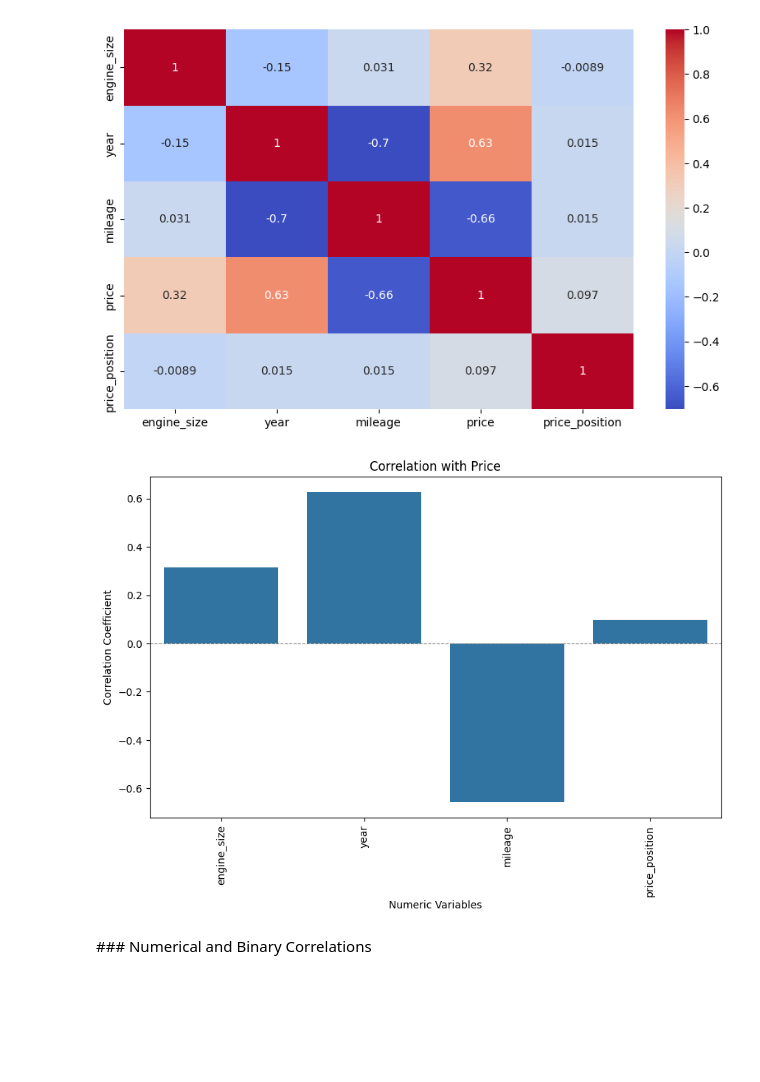
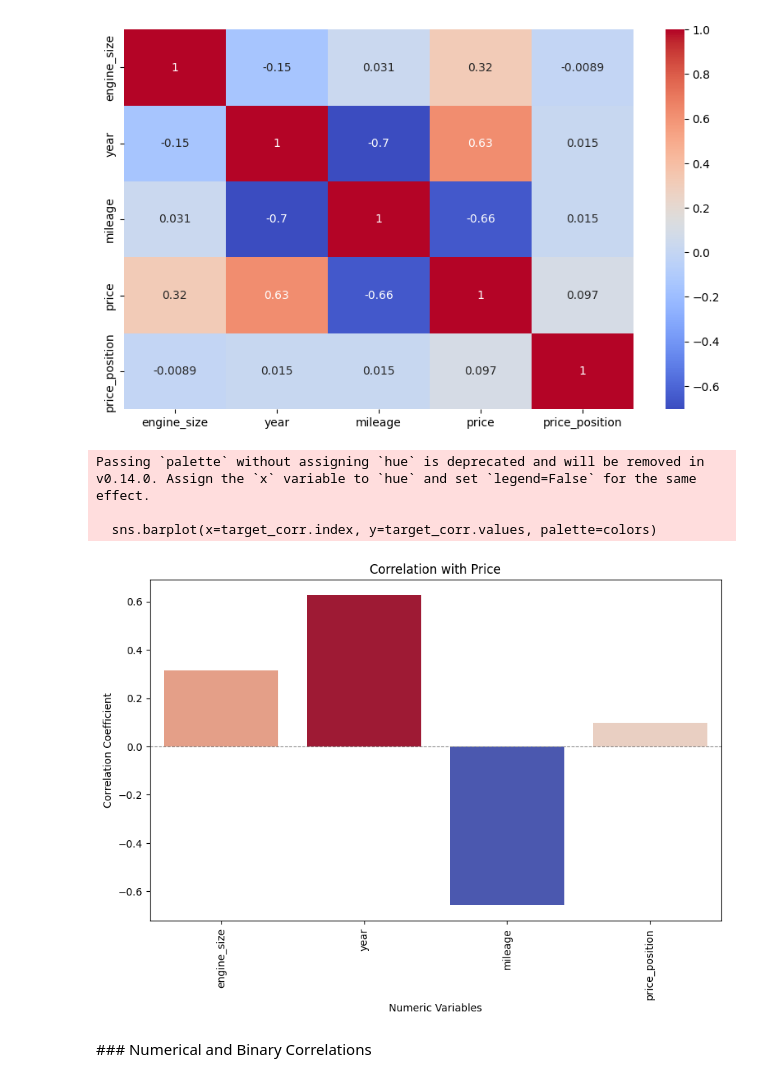
Before and after one commit to wesraynbirdtilbury/wrt_at, a Jupyter notebook: vehicle_price_prediction/vehicle_price_prediction/src/eda/eda.ipynb, the cells around one changed output. Saved outputs shown, nothing was run; the diff lists cells and outputs as text; code cells hidden in the pictures; blank space fills up the shorter version.

```diff
--- a/vehicle_price_prediction/vehicle_price_prediction/src/eda/eda.ipynb
+++ b/vehicle_price_prediction/vehicle_price_prediction/src/eda/eda.ipynb
@@ -306,3 +219,0 @@ for idx in missing_value_indexes:
-# %%
-# to retain as much data as possible, replace NaNs in `colour` with 'Unknown'
-df_raw.loc[(df_raw["colour"].isna()), "colour"] = "Unknown"
@@ -311,3 +219,0 @@ df_raw.loc[(df_raw["colour"].isna()), "colour"] = "Unknown"
-# %%
-# to retain as much data as possible, replace NaNs in `derivative` with 'Unknown'
-df_raw.loc[(df_raw["derivative"].isna()), "derivative"] = "Unknown"
@@ -450,6 +241,6 @@ Number of duplicate rows: 6
 # %%
-df = df_raw.drop_duplicates(keep="first")
-df.shape
+df_temp = df_raw.drop_duplicates(keep="first")
+df_temp.shape
 # %% [output]
 (9750, 24)
 # %% [markdown]
@@ -490,7 +296,9 @@ price
 ### Numerical Correlations
 # %%
 # data correlations
-df_numeric = df[numeric_columns]
+df_numeric = df_temp[numeric_columns]
+# although there is missingness, the `corr` function using the pairwise complete observations method
+# correlation calculated for each pair of columns using rows where both columns have valid (non-NaN) data.
 correlation_matrix = df_numeric.corr()
 
 # heatmap of correlation index
@@ -502,18 +310,30 @@ plt.show()
 # %%
 # get correlations with the target variable (price)
 target_corr = correlation_matrix["price"].drop("price")
 
+# normalize the correlation values to range between 0 and 1 for coloring
+norm = plt.Normalize(target_corr.min(), target_corr.max())
+
+# create a colourmap from 'coolwarm' (to match the above)
+cmap = plt.cm.get_cmap("coolwarm")
+
+# generate colours based on the correlation values
+colors = cmap(norm(target_corr.values))
+
 # correlations with target variable (price)
 plt.figure(figsize=(10, 6))
-sns.barplot(x=target_corr.index, y=target_corr.values)
+sns.barplot(x=target_corr.index, y=target_corr.values, palette=colors)
 plt.title("Correlation with Price")
 plt.xlabel("Numeric Variables")
 plt.xticks(rotation=90)
 plt.ylabel("Correlation Coefficient")
 plt.axhline(0, color="grey", linewidth=0.8, linestyle="--")  # reference line (y=0)
 plt.show()
 # %% [output]
+Passing `palette` without assigning `hue` is deprecated and will be removed in v0.14.0. Assign the `x` variable to `hue` and set `legend=False` for the same effect.
+
+  sns.barplot(x=target_corr.index, y=target_corr.values, palette=colors)
-[figure, old version]
+[figure, new version]
 # %% [markdown]
 ### Numerical and Binary Correlations
 # %%
```
Also changed, not shown: parts of 76 cells of this notebook.
